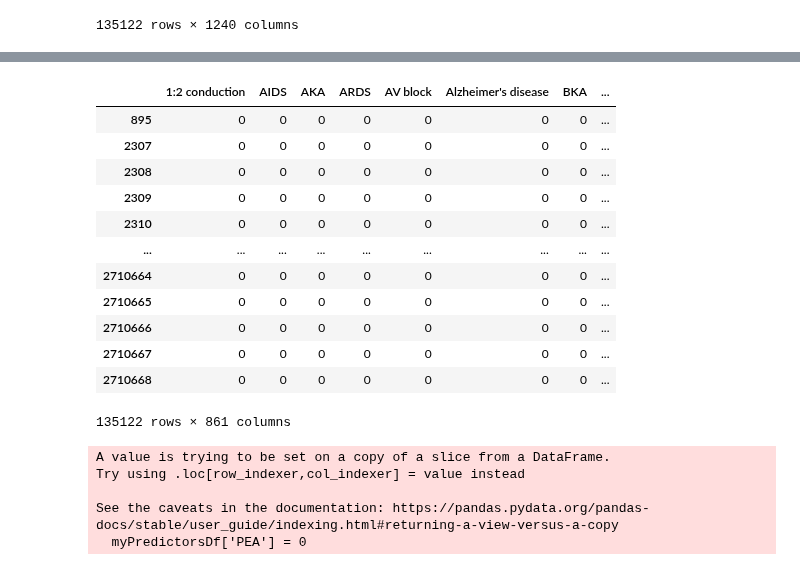
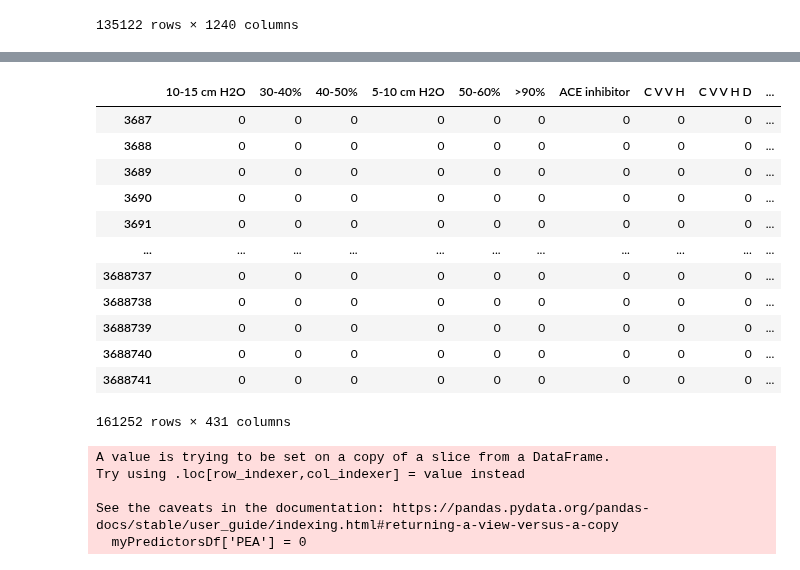
Before and after one commit to michelraskin/ttmhte, a Jupyter notebook: eICU/eICU.ipynb, the cells around one changed output, grey strips where cells are left out. Cells and saved outputs as stored; diff of their text form; code cells hidden in the pictures.

```diff
--- a/eICU/eICU.ipynb
+++ b/eICU/eICU.ipynb
@@ -83,7 +81,7 @@ patients_df['uniquepid'].nunique()
 # %% [output]
 139367
 # %%
-myIds = pd.read_csv('../../../Isalis/eICU_patientunitstayids.txt', header = None)
+myIds = pd.read_csv('../../../Isalis/eICU/eICU_patientunitstayids.txt', header = None)
 myIds
 # %% [output]
 |  | 0 |
@@ -110,6 +108,6 @@ myPredictorsDf = patients_df[['patientunitstayid', 'gender', 'age', 'apacheadmis
 # %% [markdown]
 ### Cardiac Arrest
 # %%
-diagnosis_df = pd.read_csv(database_folder+'diagnosis.csv')
+diagnosis_df = pd.read_csv(database_folder+'treatment.csv')
 # %%
 diagnosis_df = diagnosis_df[diagnosis_df['patientunitstayid'].isin(myIds[0])]
@@ -174,23 +226,23 @@ filtered
 # %%
-diagnosis_df['conditions'] = diagnosis_df['diagnosisstring'].str.split('|')
+diagnosis_df['conditions'] = diagnosis_df['treatmentstring'].str.split('|')
 one_hot = diagnosis_df['conditions'].explode().str.get_dummies().groupby(level=0).sum()
 diagnosis_df = diagnosis_df.drop(columns=['conditions']).join(one_hot)
 # %%
-diagnosis_df[one_hot.columns].loc[:, diagnosis_df[one_hot.columns].sum() > 10]
+diagnosis_df[one_hot.columns].loc[:, diagnosis_df[one_hot.columns].sum() > 60]
 # %% [output]
-|  | 1:2 conduction | AIDS | AKA | ARDS | AV block | Alzheimer's disease | BKA | ... |
-| 895 | 0 | 0 | 0 | 0 | 0 | 0 | 0 | ... |
-| 2307 | 0 | 0 | 0 | 0 | 0 | 0 | 0 | ... |
-| 2308 | 0 | 0 | 0 | 0 | 0 | 0 | 0 | ... |
-| 2309 | 0 | 0 | 0 | 0 | 0 | 0 | 0 | ... |
-| 2310 | 0 | 0 | 0 | 0 | 0 | 0 | 0 | ... |
-| ... | ... | ... | ... | ... | ... | ... | ... | ... |
-| 2710664 | 0 | 0 | 0 | 0 | 0 | 0 | 0 | ... |
-| 2710665 | 0 | 0 | 0 | 0 | 0 | 0 | 0 | ... |
-| 2710666 | 0 | 0 | 0 | 0 | 0 | 0 | 0 | ... |
-| 2710667 | 0 | 0 | 0 | 0 | 0 | 0 | 0 | ... |
-| 2710668 | 0 | 0 | 0 | 0 | 0 | 0 | 0 | ... |
+|  | 10-15 cm H2O | 30-40% | 40-50% | 5-10 cm H2O | 50-60% | >90% | ACE inhibitor | C V V H | C V V H D | ... |
+| 3687 | 0 | 0 | 0 | 0 | 0 | 0 | 0 | 0 | 0 | ... |
+| 3688 | 0 | 0 | 0 | 0 | 0 | 0 | 0 | 0 | 0 | ... |
+| 3689 | 0 | 0 | 0 | 0 | 0 | 0 | 0 | 0 | 0 | ... |
+| 3690 | 0 | 0 | 0 | 0 | 0 | 0 | 0 | 0 | 0 | ... |
+| 3691 | 0 | 0 | 0 | 0 | 0 | 0 | 0 | 0 | 0 | ... |
+| ... | ... | ... | ... | ... | ... | ... | ... | ... | ... | ... |
+| 3688737 | 0 | 0 | 0 | 0 | 0 | 0 | 0 | 0 | 0 | ... |
+| 3688738 | 0 | 0 | 0 | 0 | 0 | 0 | 0 | 0 | 0 | ... |
+| 3688739 | 0 | 0 | 0 | 0 | 0 | 0 | 0 | 0 | 0 | ... |
+| 3688740 | 0 | 0 | 0 | 0 | 0 | 0 | 0 | 0 | 0 | ... |
+| 3688741 | 0 | 0 | 0 | 0 | 0 | 0 | 0 | 0 | 0 | ... |
-135122 rows × 861 columns
+161252 rows × 431 columns
 # %%
 myPEA = diagnosis_df[diagnosis_df.diagnosisstring.str.contains('pulseless electrical activity')]
 # %%
```
Also changed, not shown: parts of 14 cells of this notebook, 5 other files.
